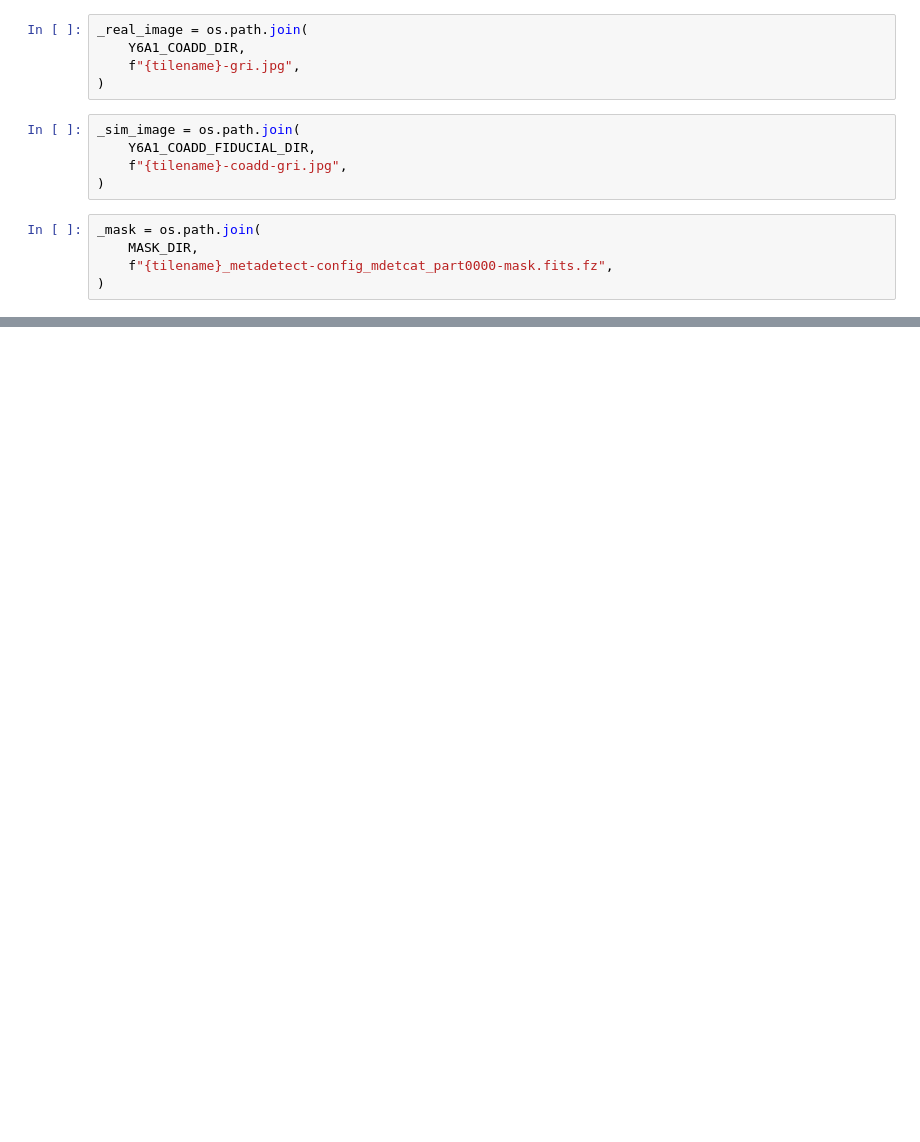
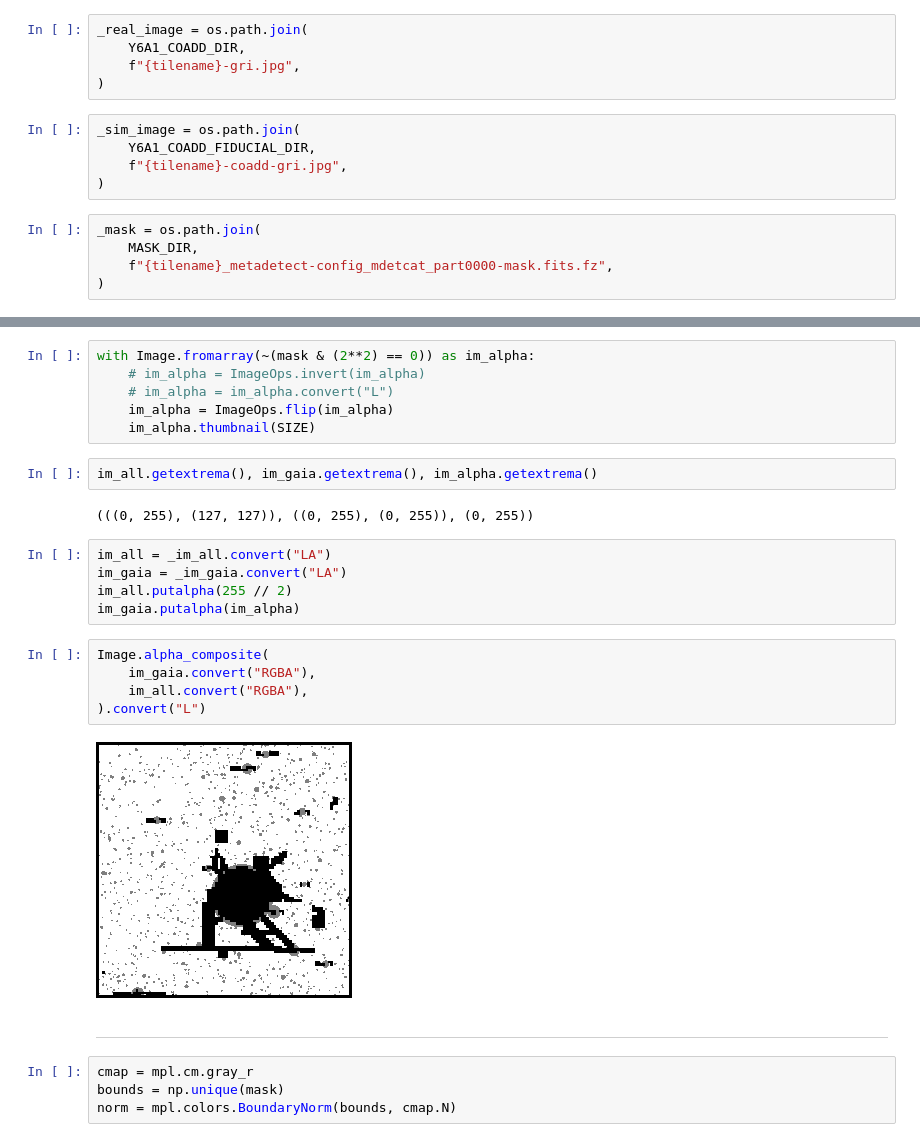
Before and after one commit to sidneymau/des-y6-image-sims-analysis, a Jupyter notebook: notebooks/2025_02_05_coadd_images/dev.ipynb, the cells around one changed output, grey strips where cells are left out. Cells and saved outputs as stored; diff of their text form; blank space fills up the shorter version.

```diff
--- a/notebooks/2025_02_05_coadd_images/dev.ipynb
+++ b/notebooks/2025_02_05_coadd_images/dev.ipynb
@@ -37 +79,29 @@ _mask = os.path.join(
+# %%
+with Image.fromarray(~(mask & (2**2) == 0)) as im_alpha:
+    # im_alpha = ImageOps.invert(im_alpha)
+    # im_alpha = im_alpha.convert("L")
+    im_alpha = ImageOps.flip(im_alpha)
+    im_alpha.thumbnail(SIZE)
+# %%
+im_all.getextrema(), im_gaia.getextrema(), im_alpha.getextrema()
+# %% [output]
+(((0, 255), (127, 127)), ((0, 255), (0, 255)), (0, 255))
+# %%
+im_all = _im_all.convert("LA")
+im_gaia = _im_gaia.convert("LA")
+im_all.putalpha(255 // 2)
+im_gaia.putalpha(im_alpha)
+# %%
+Image.alpha_composite(
+    im_gaia.convert("RGBA"),
+    im_all.convert("RGBA"),
+).convert("L")
+# %% [output]
+[figure, added]
+# %% [markdown]
+---
+# %%
+cmap = mpl.cm.gray_r
+bounds = np.unique(mask)
+norm = mpl.colors.BoundaryNorm(bounds, cmap.N)
 # %%
```
Also changed, not shown: parts of 19 cells of this notebook, 2 other files.
